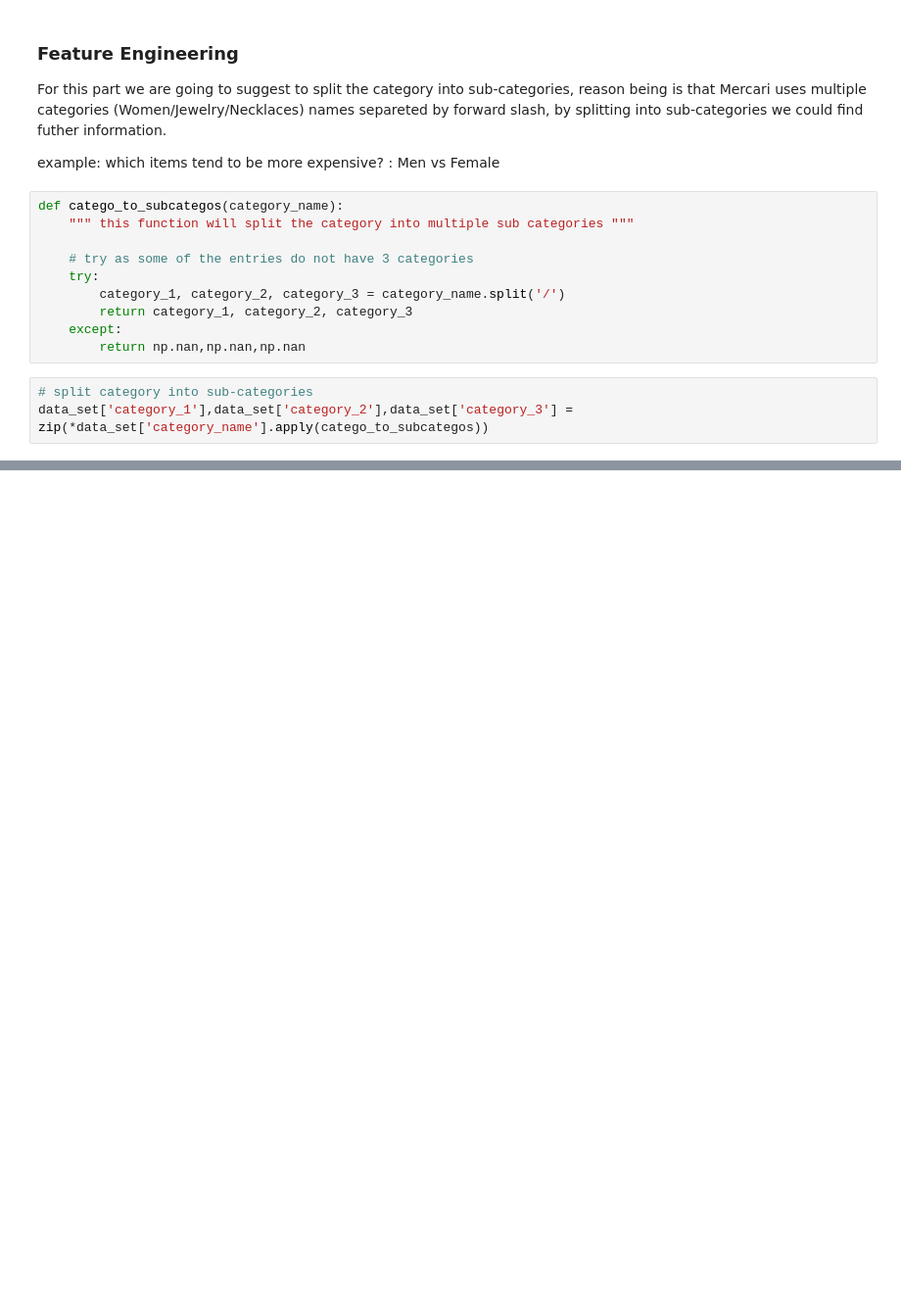
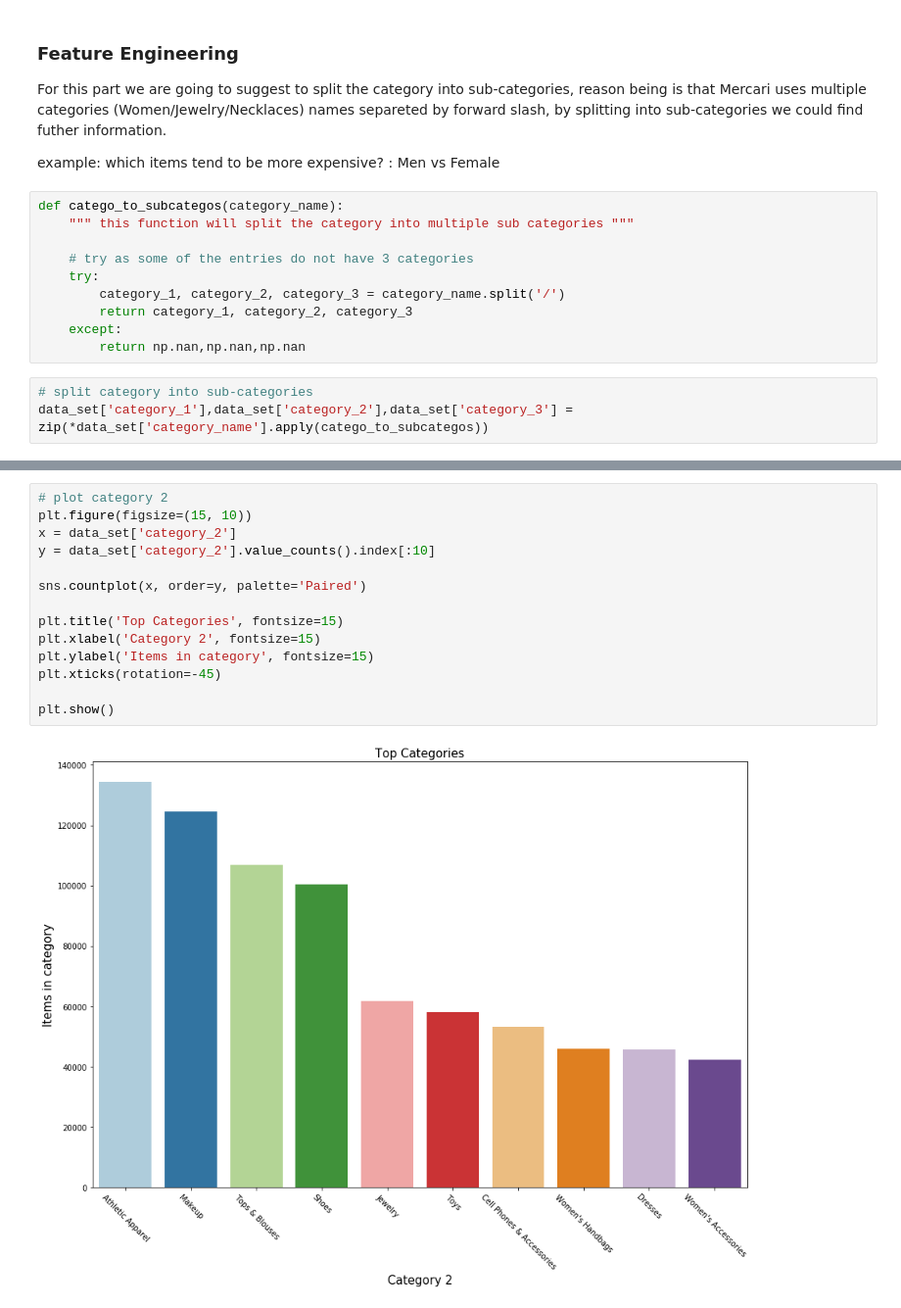
Before and after one commit to asthanameghna/kaggleProject, a Jupyter notebook: Kaggle_Competition.ipynb, the cells around one changed output, grey strips where cells are left out. Shown at 98% size. Saved outputs shown, nothing was run; the diff lists cells and outputs as text; blank space fills up the shorter version.

```diff
--- a/Kaggle_Competition.ipynb
+++ b/Kaggle_Competition.ipynb
@@ -374,0 +385,16 @@ plt.show()
+# %%
+# plot category 2
+plt.figure(figsize=(15, 10))
+x = data_set['category_2']
+y = data_set['category_2'].value_counts().index[:10]
+
+sns.countplot(x, order=y, palette='Paired')
+
+plt.title('Top Categories', fontsize=15)
+plt.xlabel('Category 2', fontsize=15)
+plt.ylabel('Items in category', fontsize=15)
+plt.xticks(rotation=-45)
+
+plt.show()
+# %% [output]
+[figure, added]
```
Also changed, not shown: parts of 4 cells of this notebook.
